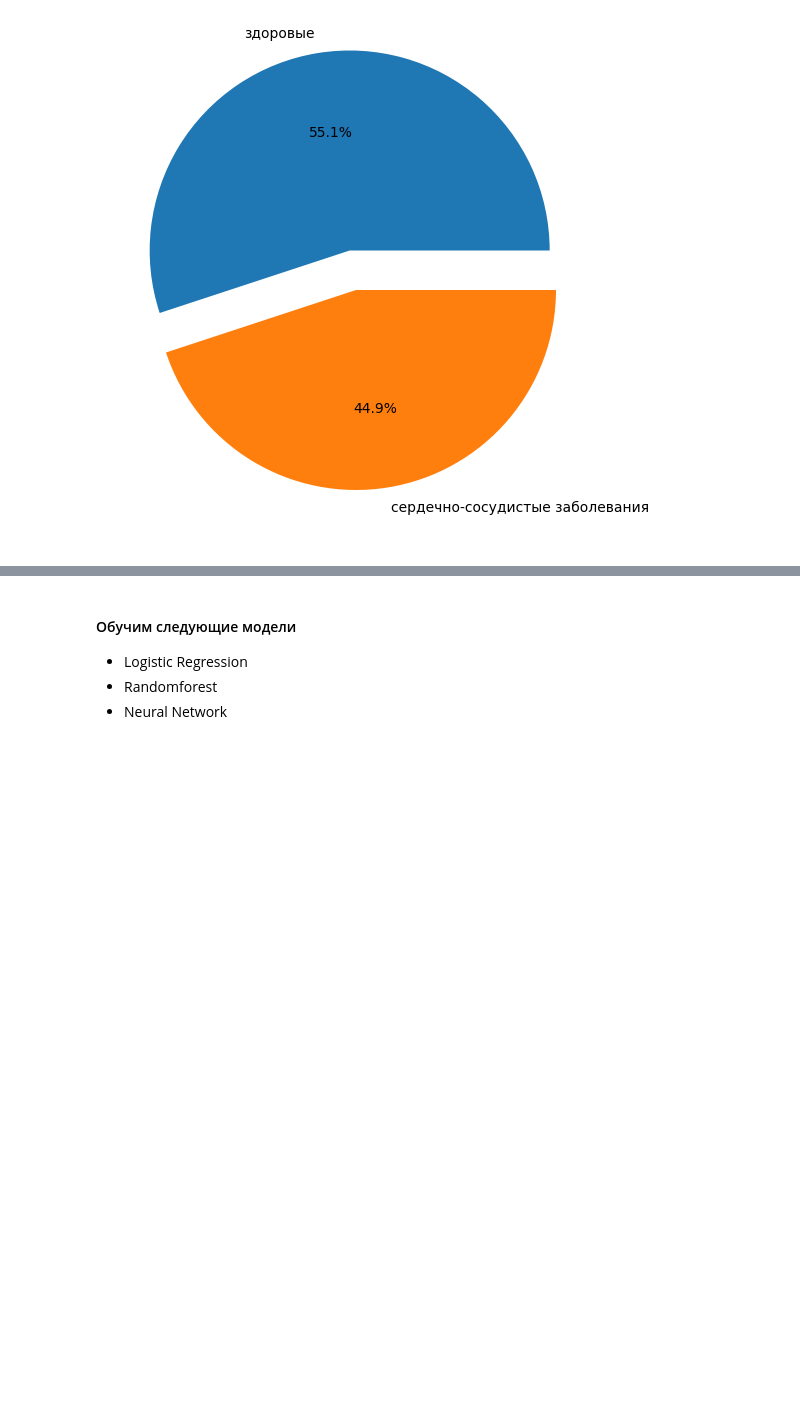
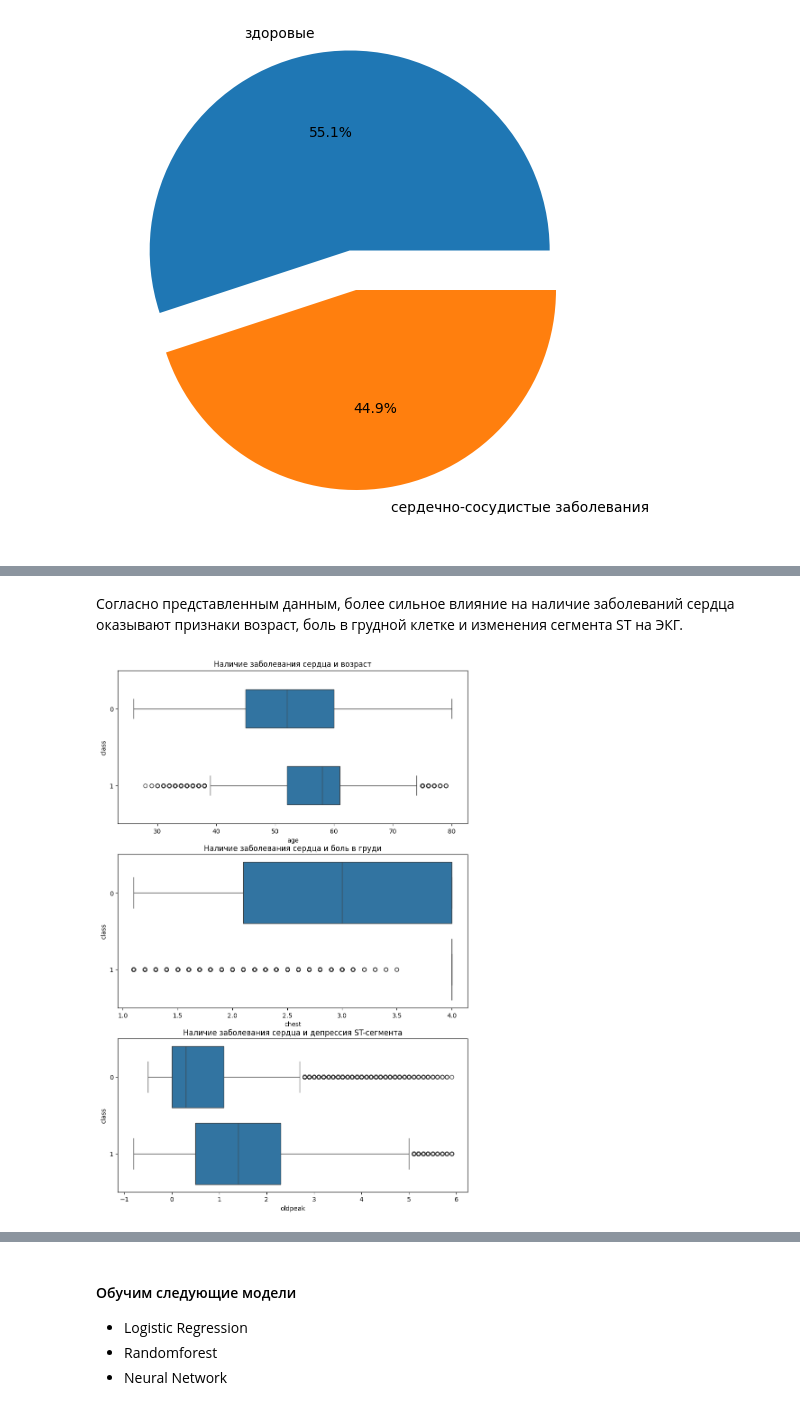
Before and after one commit to Ludmila271390/Heart_dis_pred, a Jupyter notebook: Heart_pro.ipynb, the cells around one changed output, grey strips where cells are left out. Drawn from its saved outputs; the diff is of its cells as text; code cells hidden in the pictures; blank space fills up the shorter version.

```diff
--- a/Heart_pro.ipynb
+++ b/Heart_pro.ipynb
@@ -427,0 +430,30 @@ plt.show()
+# %% [markdown]
+Согласно представленным данным, более сильное влияние на наличие заболеваний сердца оказывают признаки возраст, боль в грудной клетке и изменения сегмента ST на ЭКГ.
+# %%
+# рассмотрим влияние возраста, выраженности болевого синдрома,
+#  изменений на ЭКГ на развитие заболеваний сердца
+fig, axes = plt.subplots(nrows=3, ncols=1, figsize=(10, 15))
+sns.boxplot(
+    data=heart_train_df,
+    x='age',
+    y='class',
+    orient='h',
+    width=0.5, ax=axes[0]
+);
+axes[0].set_title("Наличие заболевания сердца и возраст")
+
+sns.boxplot(
+    data=heart_train_df,
+    x='chest',
+    y='class',orient='h', ax=axes[1]
+)
+axes[1].set_title('Наличие заболевания сердца и боль в груди');
+
+sns.boxplot(
+    data=heart_train_df,
+    x='oldpeak',
+    y='class',orient='h', ax=axes[2]
+)
+axes[2].set_title('Наличие заболевания сердца и депрессия ST-сегмента');
+# %% [output]
+[figure, added]
```
Also changed, not shown: parts of 22 cells of this notebook, 5 other files.
